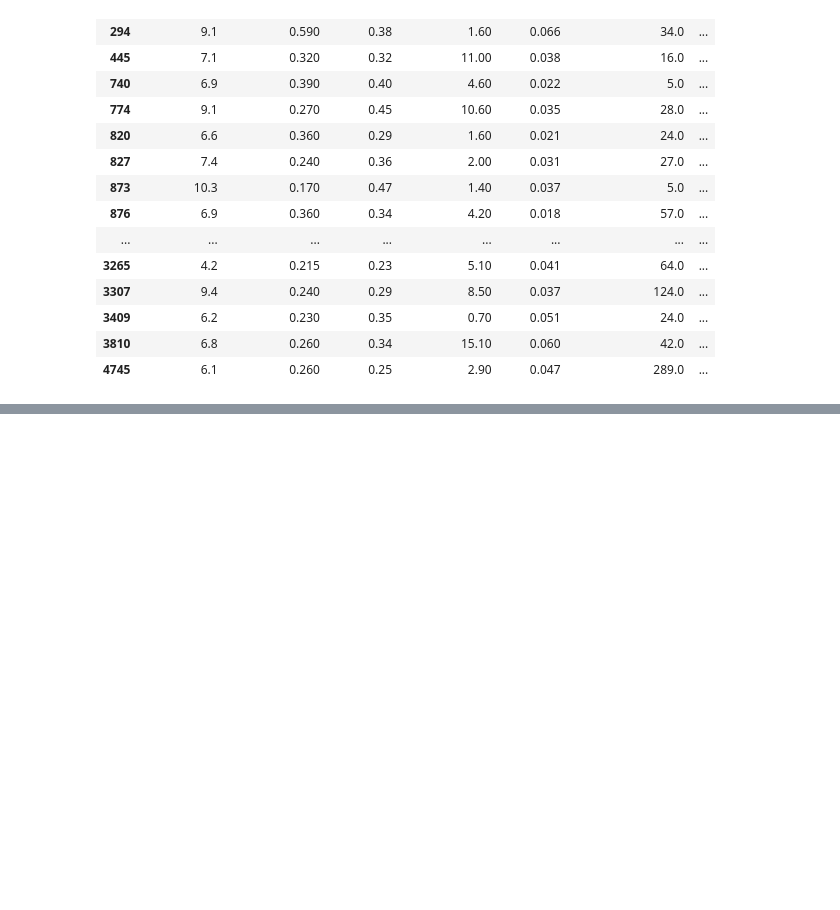
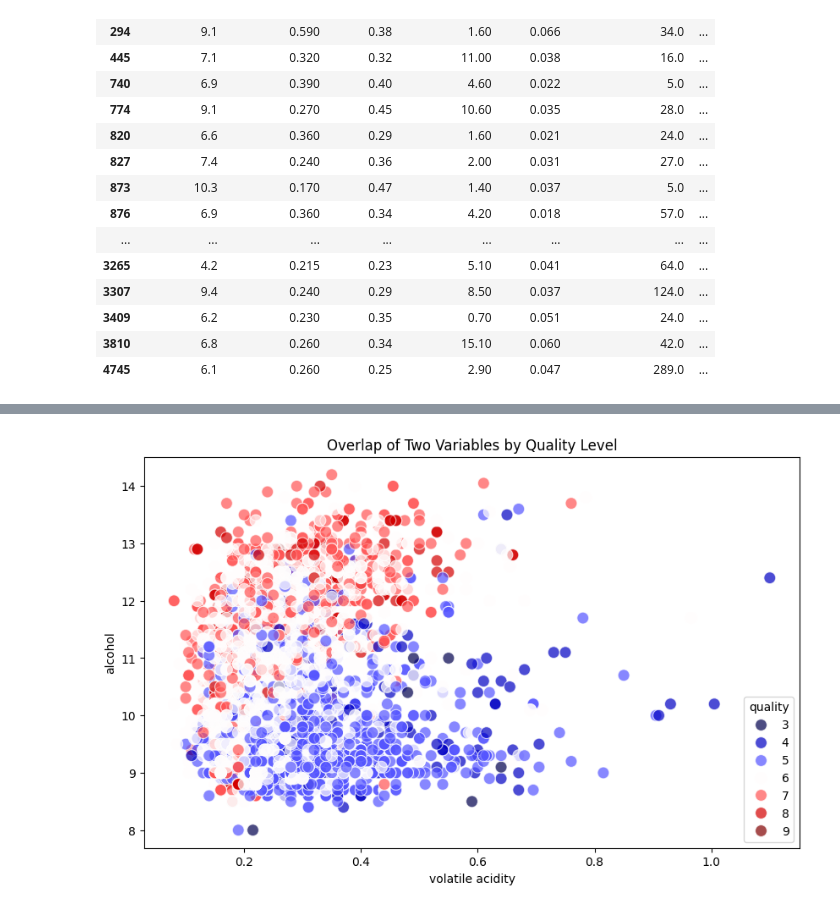
Before and after one commit to adewunmi2/AdvancedDataAnalytics2024AutumnNew, a Jupyter notebook: ExerciseProject1/Exercise1_regression2.ipynb, the cells around one changed output, grey strips where cells are left out. Saved outputs shown, nothing was run; the diff lists cells and outputs as text; code cells hidden in the pictures; blank space fills up the shorter version.

```diff
--- a/ExerciseProject1/Exercise1_regression2.ipynb
+++ b/ExerciseProject1/Exercise1_regression2.ipynb
@@ -166,0 +234,16 @@ Detected noise using MAD:
+# %%
+# This is plot setup
+plt.figure(figsize=(10, 6))
+
+# Scatter plot with hue indicating quality level
+sns.scatterplot(x='volatile acidity', y='alcohol', hue='quality', data=df, palette='seismic', s=100, alpha=0.7)
+
+# Title and labels could be added
+plt.title('Overlap of Two Variables by Quality Level')
+plt.xlabel('volatile acidity')
+plt.ylabel('alcohol')
+
+# Display the plot
+plt.show()
+# %% [output]
+[figure, added]
```
Also changed, not shown: parts of 5 cells of this notebook, 1 other file.
